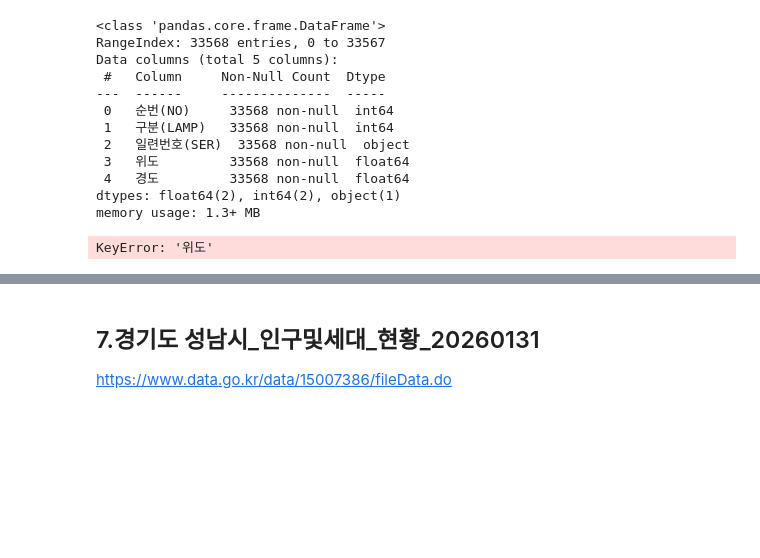
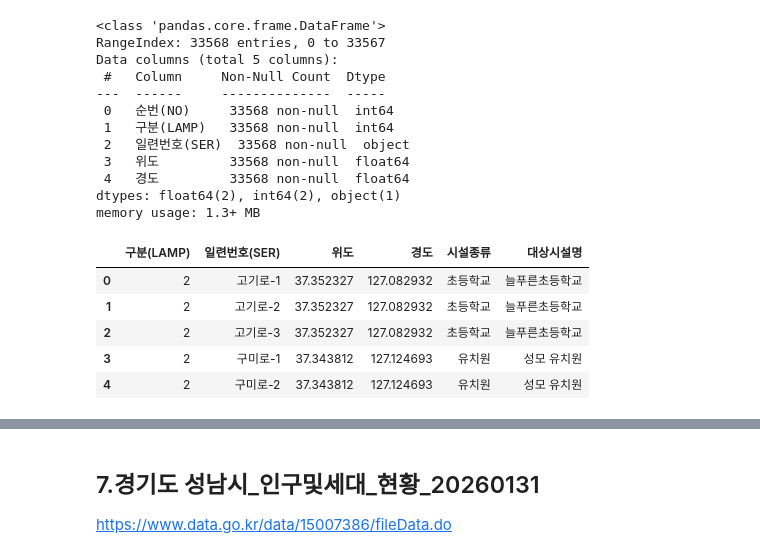
Before and after one commit to jimena1lee/1stProject_MSAI09, a Jupyter notebook: Raw-Data/외부 안전위험요소/eda_data.ipynb, the cells around one changed output, grey strips where cells are left out. Saved outputs shown, nothing was run; the diff lists cells and outputs as text; code cells hidden in the pictures; blank space fills up the shorter version.

```diff
--- a/Raw-Data/외부 안전위험요소/eda_data.ipynb
+++ b/Raw-Data/외부 안전위험요소/eda_data.ipynb
@@ -578,8 +607,32 @@ Data columns (total 5 columns):
  4   경도         33568 non-null  float64
 dtypes: float64(2), int64(2), object(1)
 memory usage: 1.3+ MB
+# %%
+from sklearn.neighbors import BallTree
+import numpy as np
+
+def find_nearest(point_df, safezone_df, k=1):
+    # BallTree 생성 (haversine은 라디안 단위 필요)
+    tree = BallTree(
+        np.radians(safezone_df[['위도', '경도']].values),
+        metric='haversine'
+    )
+
+    # 쿼리: 각 포인트마다 가장 가까운 1개 찾기
+    _, nearest_idx = tree.query(
+        np.radians(point_df[['위도', '경도']].values),
+        k=k)
+
+    return safezone_df.iloc[nearest_idx.flatten()][['시설종류', '대상시설명']].values
 # %%
-result = find_nearest_school(lamp_df, school_df)
-result
+result = find_nearest(lamp_df, safezone_df, k=1)
+lamp_df[['시설종류', '대상시설명']] = result  # 시설종류와 대상시설명 컬럼 추가
+lamp_df.drop(columns = '순번(NO)', inplace=True)
+lamp_df.head()
 # %% [output]
-KeyError: '위도'
+|  | 구분(LAMP) | 일련번호(SER) | 위도 | 경도 | 시설종류 | 대상시설명 |
+| 0 | 2 | 고기로-1 | 37.352327 | 127.082932 | 초등학교 | 늘푸른초등학교 |
+| 1 | 2 | 고기로-2 | 37.352327 | 127.082932 | 초등학교 | 늘푸른초등학교 |
+| 2 | 2 | 고기로-3 | 37.352327 | 127.082932 | 초등학교 | 늘푸른초등학교 |
+| 3 | 2 | 구미로-1 | 37.343812 | 127.124693 | 유치원 | 성모 유치원 |
+| 4 | 2 | 구미로-2 | 37.343812 | 127.124693 | 유치원 | 성모 유치원 |
```
Also changed, not shown: parts of 5 cells of this notebook, 1 other file.
